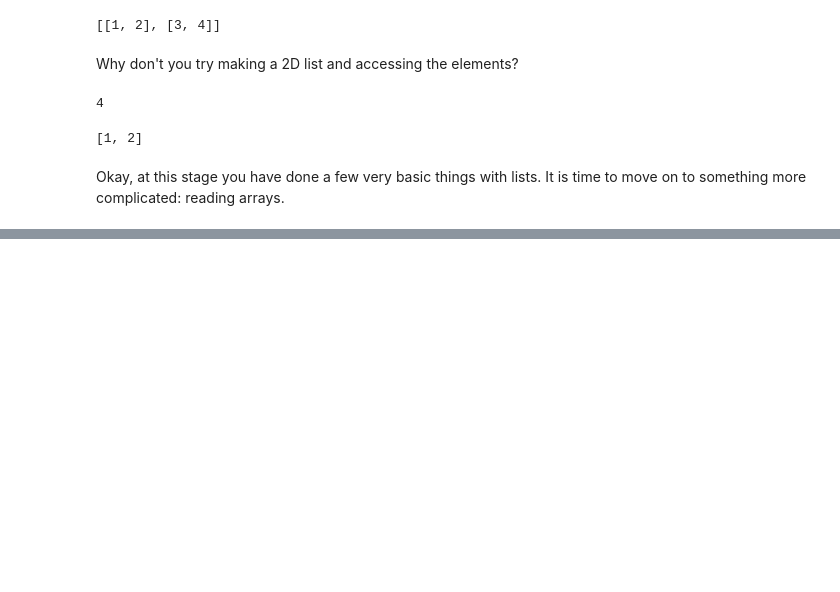
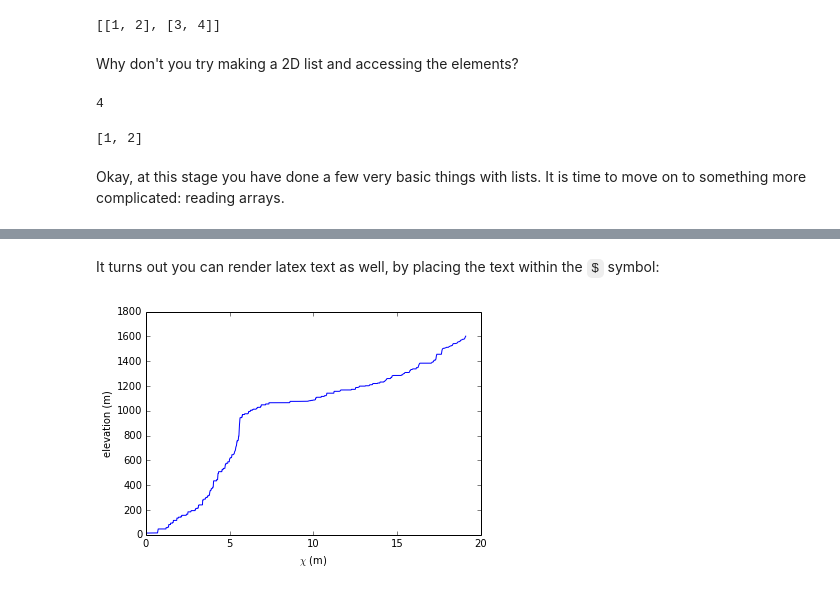
Before and after one commit to simon-m-mudd/Jupyter_notebooks, a Jupyter notebook: Introduction_to_python.ipynb, the cells around one changed output, grey strips where cells are left out. Cells and saved outputs as stored; diff of their text form; code cells hidden in the pictures; blank space fills up the shorter version.

```diff
--- a/Introduction_to_python.ipynb
+++ b/Introduction_to_python.ipynb
@@ -162,0 +393,9 @@ Okay, at this stage you have done a few very basic things with lists. It is time
+# %% [markdown]
+It turns out you can render latex text as well, by placing the text within the `$` symbol:
+# %%
+this_plot = plt.plot(chi,elevation)
+plt.xlabel("$\chi$ (m)")
+plt.ylabel("elevation (m)")
+plt.show()
+# %% [output]
+[figure, added]
```
Also changed, not shown: parts of 58 cells of this notebook.
